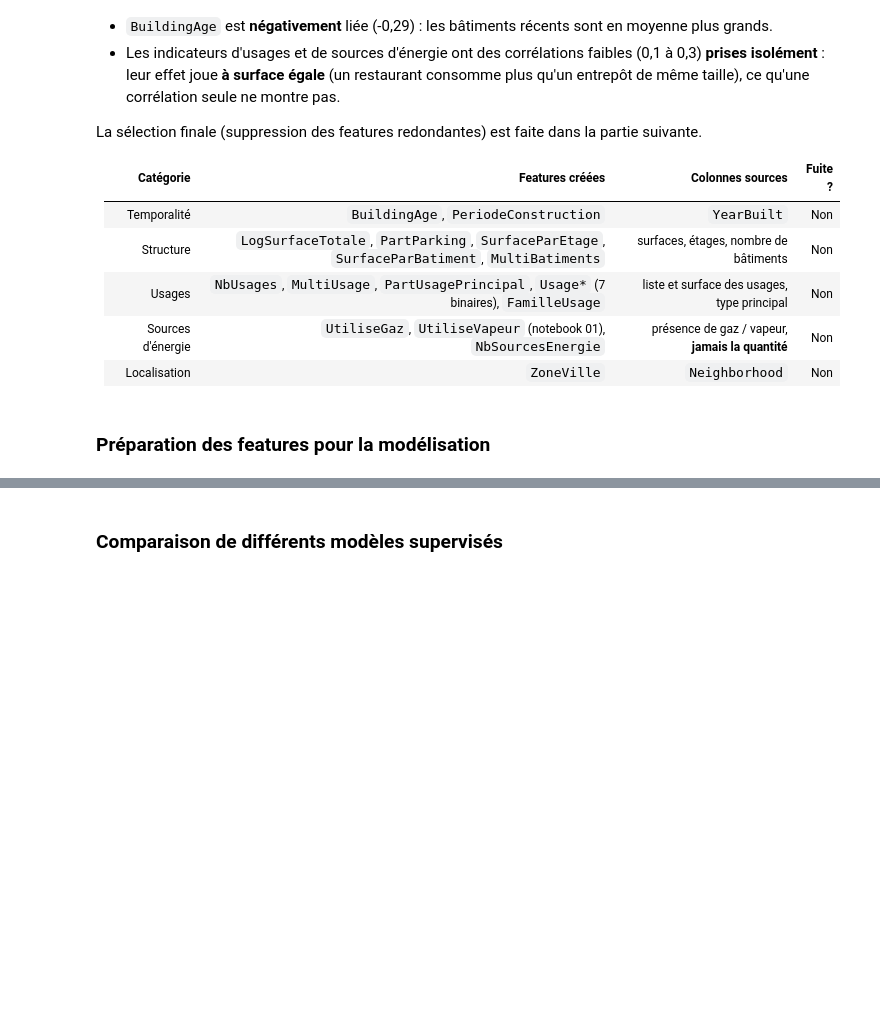
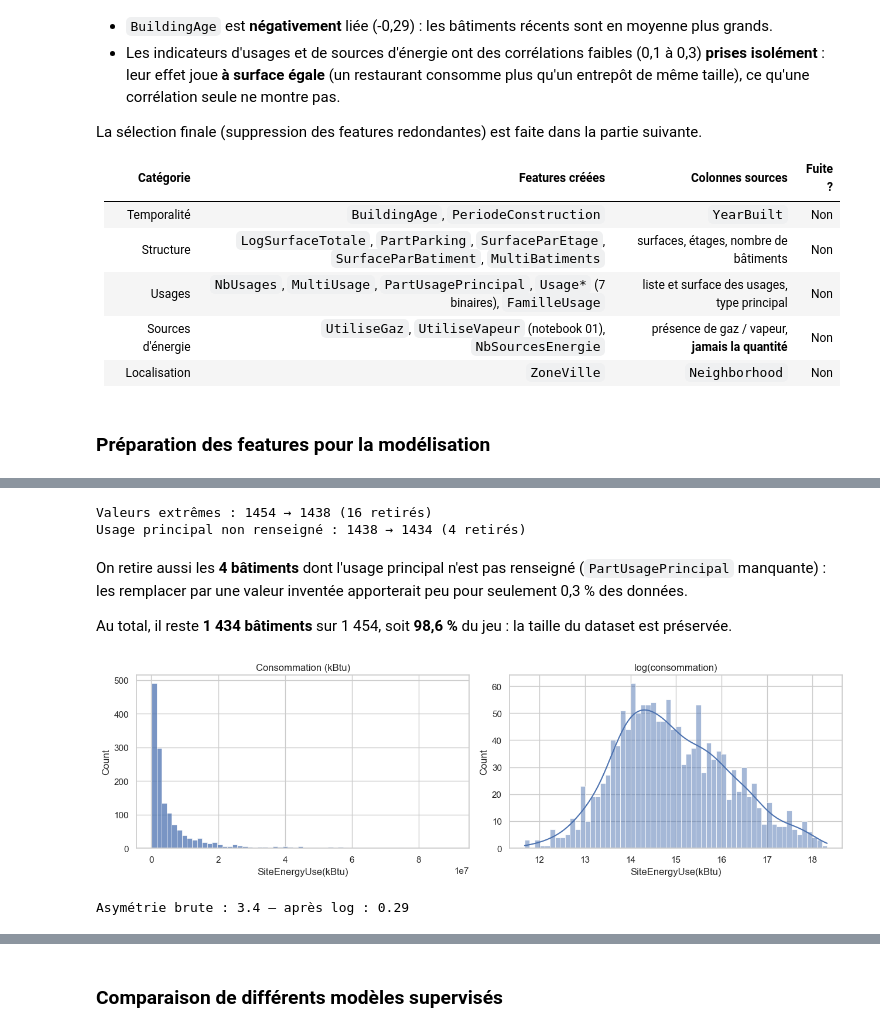
Before and after one commit to Txmwalker/anticipez-consommation-batiments, a Jupyter notebook: notebooks/02_modelisation.ipynb, the cells around one changed output, grey strips where cells are left out. Cells and saved outputs as stored; diff of their text form; code cells hidden in the pictures; blank space fills up the shorter version.

```diff
--- a/notebooks/02_modelisation.ipynb
+++ b/notebooks/02_modelisation.ipynb
@@ -312,0 +456,8 @@ La sélection finale (suppression des features redondantes) est faite dans la pa
+# %%
+colonnes_brutes = [
+    "YearBuilt", "PropertyGFATotal", "PropertyGFABuilding(s)", "PropertyGFAParking", "NumberofBuildings",
+    "ListOfAllPropertyUseTypes", "LargestPropertyUseTypeGFA", "PrimaryPropertyType", "Neighborhood",
+]
+data = df.drop(columns=colonnes_brutes)
+print(data.shape)
+data.columns.tolist()
@@ -312,0 +494,13 @@ La sélection finale (suppression des features redondantes) est faite dans la pa
+# %%
+y_brut = data[cible]
+q1, q3 = y_brut.quantile([0.25, 0.75])
+iqr = q3 - q1
+methodes = {
+    "IQR": (y_brut < q1 - 1.5 * iqr) | (y_brut > q3 + 1.5 * iqr),
+    "z-score > 3": ((y_brut - y_brut.mean()) / y_brut.std()).abs() > 3,
+    "Quantiles 0,5 % / 99,5 %": (y_brut < y_brut.quantile(0.005)) | (y_brut > y_brut.quantile(0.995)),
+}
+pd.DataFrame({
+    "Bâtiments retirés": {nom: masque.sum() for nom, masque in methodes.items()},
+    "% du jeu": {nom: round(masque.mean() * 100, 1) for nom, masque in methodes.items()},
+})
@@ -312,0 +519,5 @@ La sélection finale (suppression des features redondantes) est faite dans la pa
+# %%
+seuil_bas, seuil_haut = y_brut.quantile([0.005, 0.995])
+extremes = (y_brut < seuil_bas) | (y_brut > seuil_haut)
+print(f"Seuils : {seuil_bas:,.0f} kBtu / {seuil_haut:,.0f} kBtu")
+df.loc[extremes[extremes].index, ["PrimaryPropertyType", "PropertyGFATotal", cible]].sort_values(cible)
@@ -312,0 +550,28 @@ La sélection finale (suppression des features redondantes) est faite dans la pa
+# %%
+avant = len(data)
+data = data[~extremes]
+print(f"Valeurs extrêmes : {avant} → {len(data)} ({avant - len(data)} retirés)")
+
+manquants = data["PartUsagePrincipal"].isna()
+data = data[~manquants]
+print(f"Usage principal non renseigné : {len(data) + manquants.sum()} → {len(data)} ({manquants.sum()} retirés)")
+# %% [output]
+Valeurs extrêmes : 1454 → 1438 (16 retirés)
+Usage principal non renseigné : 1438 → 1434 (4 retirés)
+# %% [markdown]
+On retire aussi les **4 bâtiments** dont l'usage principal n'est pas renseigné (`PartUsagePrincipal` manquante) : les remplacer
+par une valeur inventée apporterait peu pour seulement 0,3 % des données.
+
+Au total, il reste **1 434 bâtiments** sur 1 454, soit **98,6 %** du jeu : la taille du dataset est préservée.
+# %%
+fig, axes = plt.subplots(1, 2, figsize=(13, 4))
+sns.histplot(data[cible], bins=60, ax=axes[0])
+axes[0].set_title("Consommation (kBtu)")
+sns.histplot(np.log(data[cible]), bins=60, kde=True, ax=axes[1])
+axes[1].set_title("log(consommation)")
+plt.tight_layout()
+plt.show()
+print(f"Asymétrie brute : {data[cible].skew():.1f} — après log : {np.log(data[cible]).skew():.2f}")
+# %% [output]
+[figure, added]
+Asymétrie brute : 3.4 — après log : 0.29
```
Also changed, not shown: parts of 44 cells of this notebook, 2 other files.
